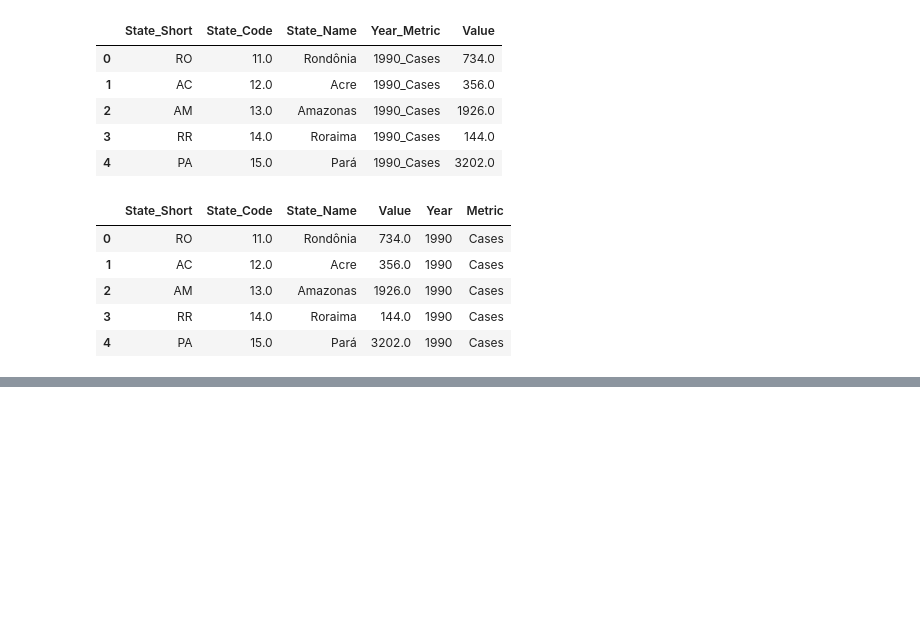
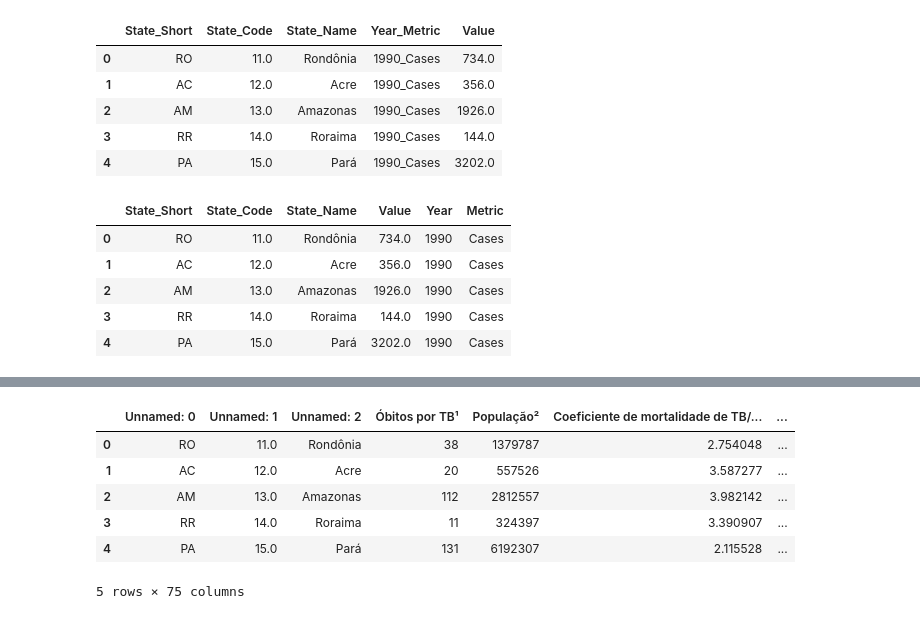
Before and after one commit to DiasJulia/TB-Vis, a Jupyter notebook: data_prep.ipynb, the cells around one changed output, grey strips where cells are left out. Saved outputs shown, nothing was run; the diff lists cells and outputs as text; code cells hidden in the pictures; blank space fills up the shorter version.

```diff
--- a/data_prep.ipynb
+++ b/data_prep.ipynb
@@ -86,0 +101,14 @@ cases_tb_long.to_csv(output_csv_path, index=False)
+# %%
+# Load the relevant sheets for analysis
+deaths_tb = pd.read_excel(file_path, sheet_name='serie obitos TB', skiprows=2, nrows=34)
+
+# Display the first few rows of each sheet to inspect their structure
+deaths_tb.head()
+# %% [output]
+|  | Unnamed: 0 | Unnamed: 1 | Unnamed: 2 | Óbitos por TB¹ | População² | Coeficiente de mortalidade de TB/... | ... |
+| 0 | RO | 11.0 | Rondônia | 38 | 1379787 | 2.754048 | ... |
+| 1 | AC | 12.0 | Acre | 20 | 557526 | 3.587277 | ... |
+| 2 | AM | 13.0 | Amazonas | 112 | 2812557 | 3.982142 | ... |
+| 3 | RR | 14.0 | Roraima | 11 | 324397 | 3.390907 | ... |
+| 4 | PA | 15.0 | Pará | 131 | 6192307 | 2.115528 | ... |
+5 rows × 75 columns
```
Also changed, not shown: parts of 4 cells of this notebook.
